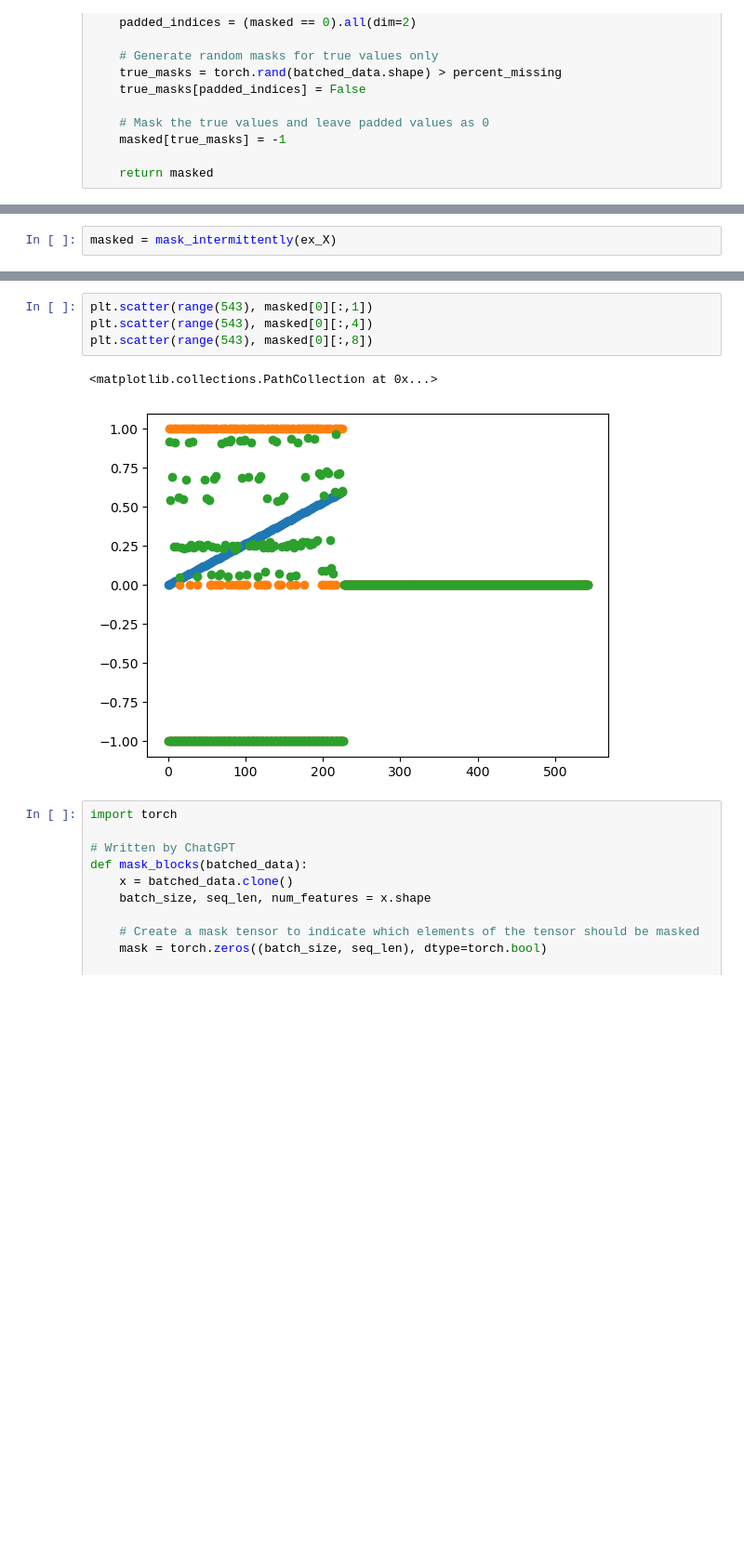
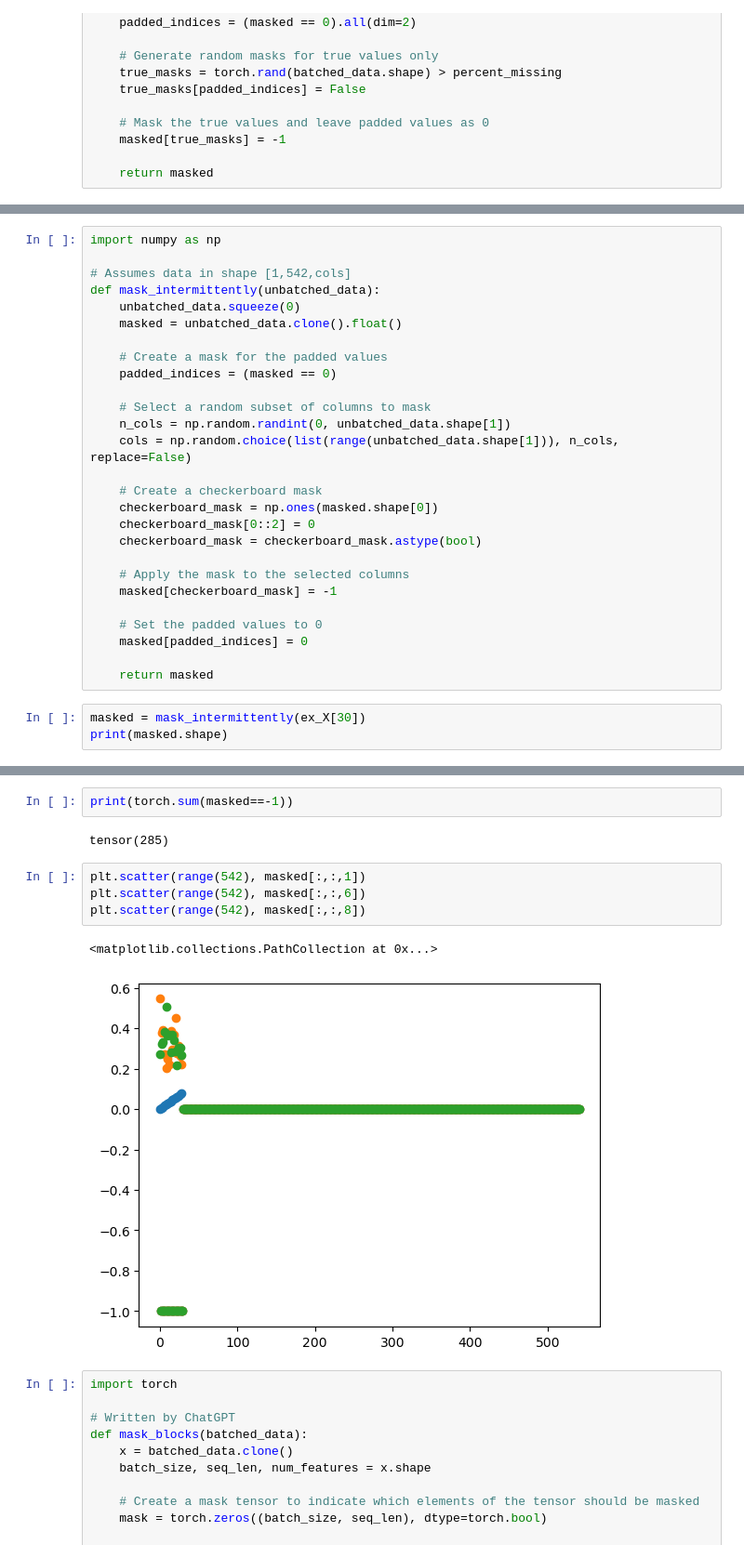
Before and after one commit to acoursey3/transimputer-prognostics, a Jupyter notebook: code/Masking Algorithm.ipynb, the cells around one changed output, grey strips where cells are left out. Shown at 93% size. Cells and saved outputs as stored; diff of their text form; blank space fills up the shorter version.

```diff
--- a/code/Masking Algorithm.ipynb
+++ b/code/Masking Algorithm.ipynb
@@ -89,3 +76,31 @@ def mask_intermittently(batched_data):
+# %%
+import numpy as np
+
+# Assumes data in shape [1,542,cols]
+def mask_intermittently(unbatched_data):
+    unbatched_data.squeeze(0)
+    masked = unbatched_data.clone().float()
+
+    # Create a mask for the padded values
+    padded_indices = (masked == 0)
+
+    # Select a random subset of columns to mask
+    n_cols = np.random.randint(0, unbatched_data.shape[1])
+    cols = np.random.choice(list(range(unbatched_data.shape[1])), n_cols, replace=False)
+
+    # Create a checkerboard mask
+    checkerboard_mask = np.ones(masked.shape[0])
+    checkerboard_mask[0::2] = 0
+    checkerboard_mask = checkerboard_mask.astype(bool)
+
+    # Apply the mask to the selected columns
+    masked[checkerboard_mask] = -1
+
+    # Set the padded values to 0
+    masked[padded_indices] = 0
+
+    return masked
 # %%
-masked = mask_intermittently(ex_X)
+masked = mask_intermittently(ex_X[30])
+print(masked.shape)
 # %% [output]
@@ -94,10 +109,14 @@ masked = mask_intermittently(ex_X)
+# %%
+print(torch.sum(masked==-1))
+# %% [output]
+tensor(285)
 # %%
-plt.scatter(range(543), masked[0][:,1])
-plt.scatter(range(543), masked[0][:,4])
-plt.scatter(range(543), masked[0][:,8])
+plt.scatter(range(542), masked[:,:,1])
+plt.scatter(range(542), masked[:,:,6])
+plt.scatter(range(542), masked[:,:,8])
 # %% [output]
 <matplotlib.collections.PathCollection at 0x...>
-[figure, old version]
+[figure, new version]
 # %%
 import torch
 
```
Also changed, not shown: parts of 5 cells of this notebook, 4 other files.
